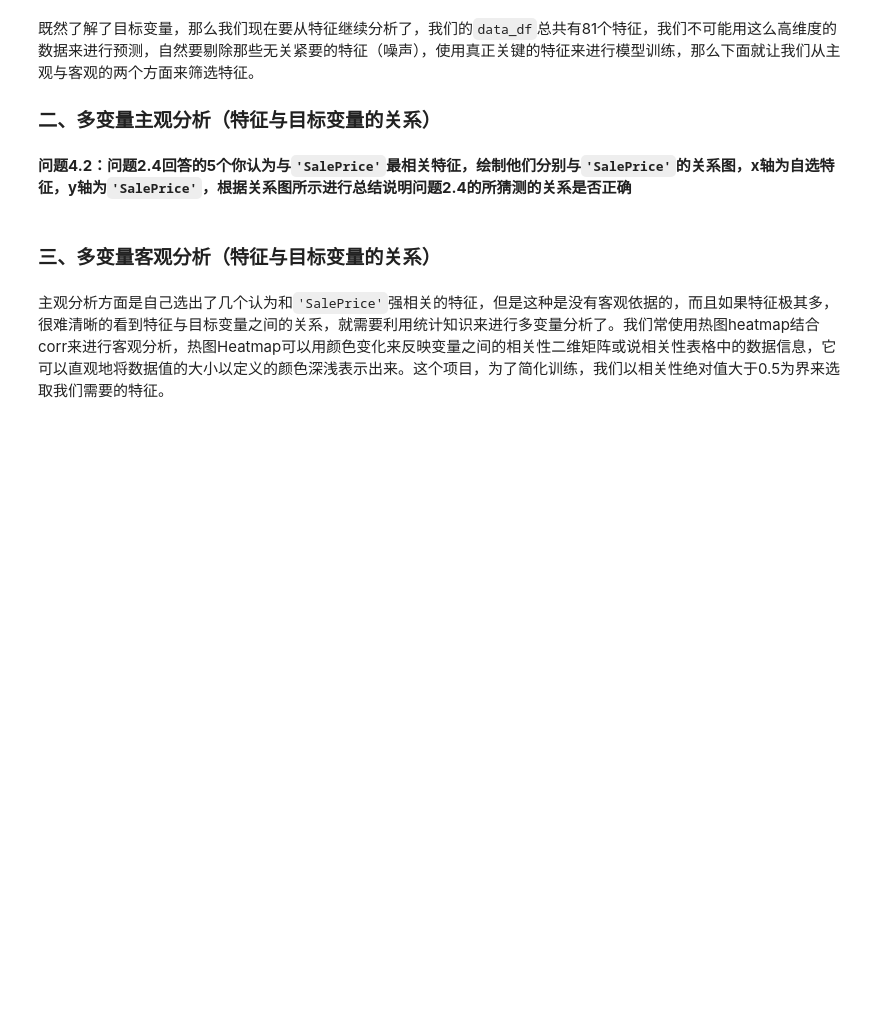
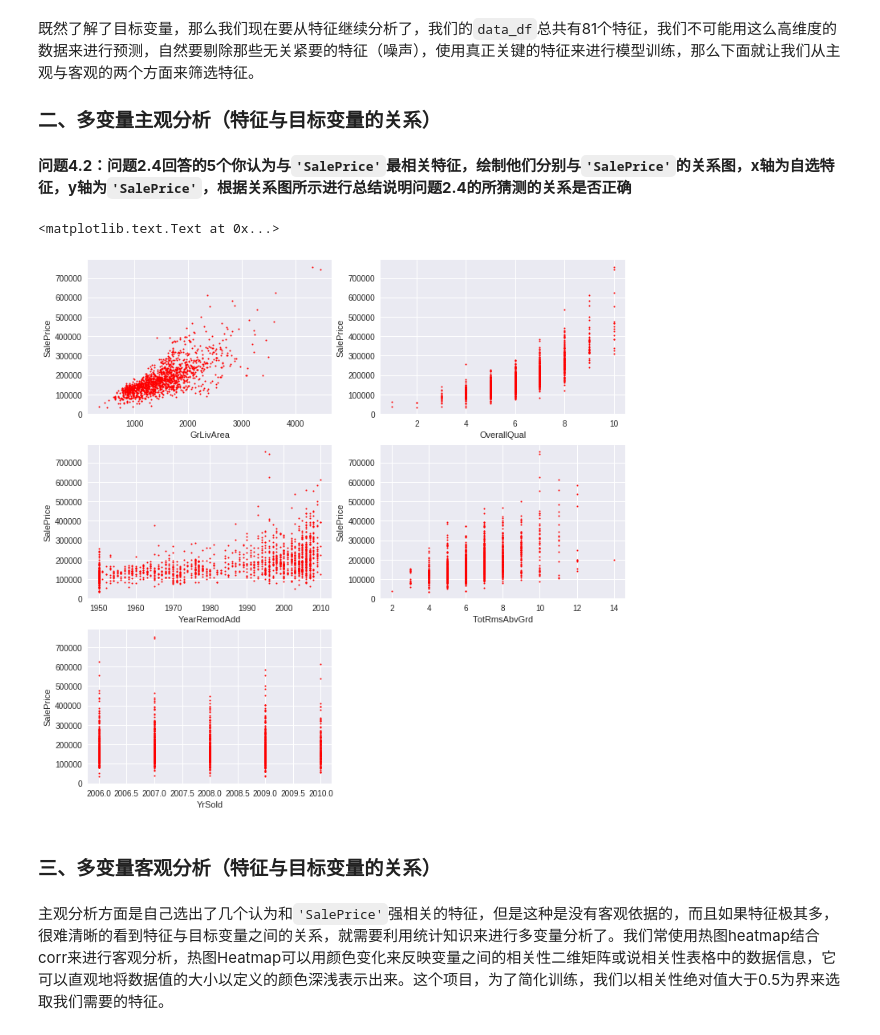
Before and after one commit to magiczjp123/predicting-housing-price, a Jupyter notebook: boston_housing.ipynb, the cells around one changed output. Cells and saved outputs as stored; diff of their text form; code cells hidden in the pictures; blank space fills up the shorter version.

```diff
--- a/boston_housing.ipynb
+++ b/boston_housing.ipynb
@@ -212,3 +210,37 @@ ax.hist(data_df['SalePrice'].values, num_bins)
+# %%
+# 4.2 TODO
+# fig, axes = plt.subplots(3, 2)
+# axes[0, 0].plot(data_df['GrLivArea'], data_df['SalePrice'], 'r.', ms=4)
+# axes[0, 1].plot(data_df['OverallQual'], data_df['SalePrice'], 'r.', ms=4)
+# axes[1, 0].plot(data_df['YearRemodAdd'], data_df['SalePrice'], 'r.', ms=4)
+# axes[1, 1].plot(data_df['TotRmsAbvGrd'], data_df['SalePrice'], 'r.', ms=4)
+# axes[2, 0].plot(data_df['YrSold'], data_df['SalePrice'], 'r.', ms=4)
+
+fig = plt.figure(figsize = (12, 12))
+ax1 = plt.subplot2grid((3, 2), (0, 0))
+ax2 = plt.subplot2grid((3, 2), (0, 1))
+ax3 = plt.subplot2grid((3, 2), (1, 0))
+ax4 = plt.subplot2grid((3, 2), (1, 1))
+ax5 = plt.subplot2grid((3, 2), (2, 0))
+
+ax1.plot(data_df['GrLivArea'], data_df['SalePrice'], 'r.', ms=4)
+ax1.set_xlabel('GrLivArea')
+ax1.set_ylabel('SalePrice')
+ax2.plot(data_df['OverallQual'], data_df['SalePrice'], 'r.', ms=4)
+ax2.set_xlabel('OverallQual')
+ax2.set_ylabel('SalePrice')
+ax3.plot(data_df['YearRemodAdd'], data_df['SalePrice'], 'r.', ms=4)
+ax3.set_xlabel('YearRemodAdd')
+ax3.set_ylabel('SalePrice')
+ax4.plot(data_df['TotRmsAbvGrd'], data_df['SalePrice'], 'r.', ms=4)
+ax4.set_xlabel('TotRmsAbvGrd')
+ax4.set_ylabel('SalePrice')
+ax5.plot(data_df['YrSold'], data_df['SalePrice'], 'r.', ms=4)
+ax5.set_xlabel('YrSold')
+ax5.set_ylabel('SalePrice')
+# %% [output]
+<matplotlib.text.Text at 0x...>
+[figure, added]
 # %% [markdown]
 ### 三、多变量客观分析（特征与目标变量的关系）
 # %% [markdown]
```
Also changed, not shown: parts of 20 cells of this notebook.
